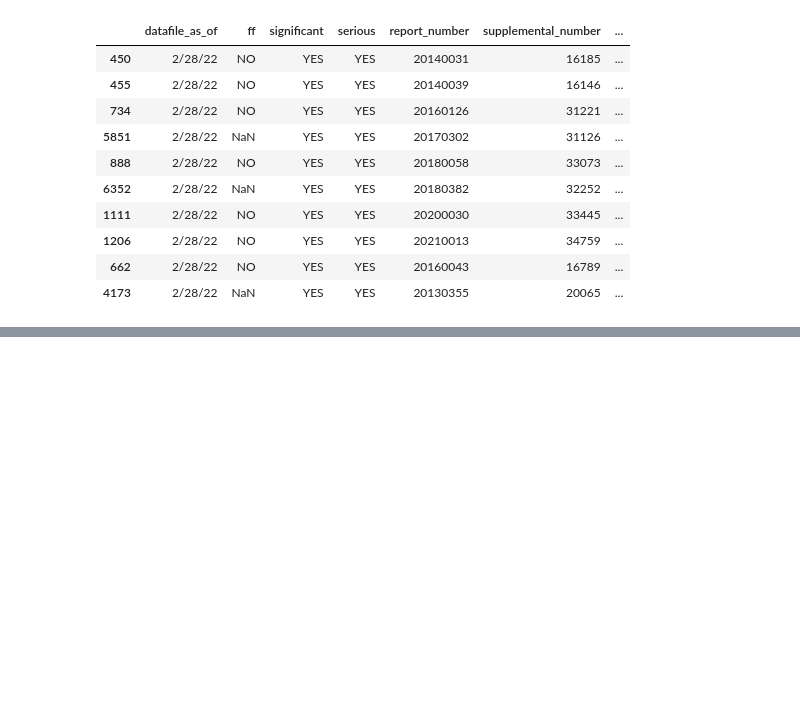
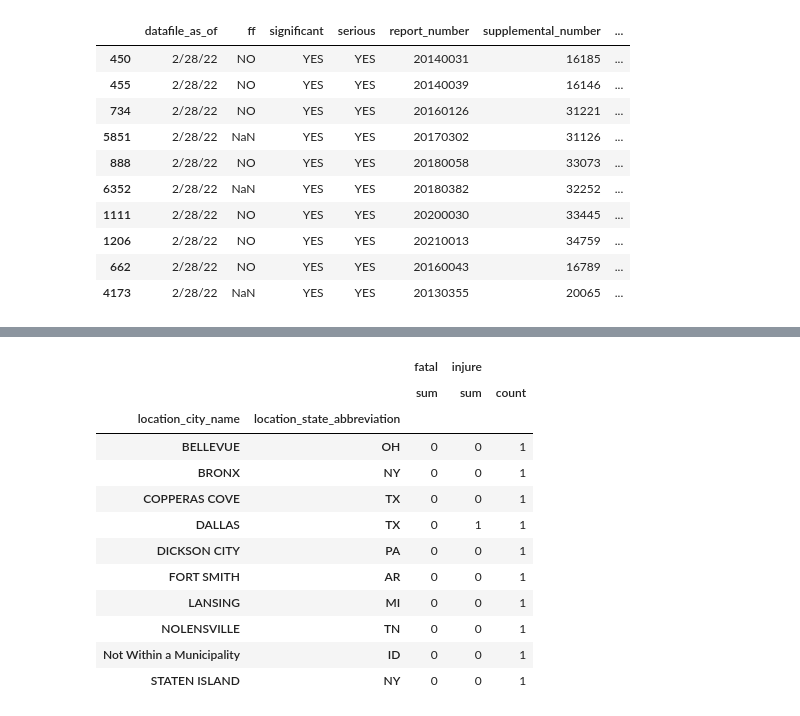
Before and after one commit to jessieblaeser/Pipeline-Incident-Map, a Jupyter notebook: analysis/areas-of-interest-after-2010.ipynb, the cells around one changed output, grey strips where cells are left out. Cells and saved outputs as stored; diff of their text form; code cells hidden in the pictures; blank space fills up the shorter version.

Commit message:
Group coding progress

```diff
--- a/analysis/areas-of-interest-after-2010.ipynb
+++ b/analysis/areas-of-interest-after-2010.ipynb
@@ -174,0 +230,2 @@ df.sort_values('injure', ascending=False).head(10)
+# %%
+df_equip_fail = df[df.cause=='EQUIPMENT FAILURE']
@@ -174,0 +247,16 @@ df.sort_values('injure', ascending=False).head(10)
+# %%
+df_equip_fail.groupby(['location_city_name', 'location_state_abbreviation']).agg({'fatal' : ['sum'], 'injure' : ['sum', 'count']})
+# %% [output]
+|  |  | fatal | injure |  |
+|  |  | sum | sum | count |
+| location_city_name | location_state_abbreviation |  |  |  |
+| BELLEVUE | OH | 0 | 0 | 1 |
+| BRONX | NY | 0 | 0 | 1 |
+| COPPERAS COVE | TX | 0 | 0 | 1 |
+| DALLAS | TX | 0 | 1 | 1 |
+| DICKSON CITY | PA | 0 | 0 | 1 |
+| FORT SMITH | AR | 0 | 0 | 1 |
+| LANSING | MI | 0 | 0 | 1 |
+| NOLENSVILLE | TN | 0 | 0 | 1 |
+| Not Within a Municipality | ID | 0 | 0 | 1 |
+| STATEN ISLAND | NY | 0 | 0 | 1 |
```
Also changed, not shown: parts of 9 cells of this notebook, 3 other files.
